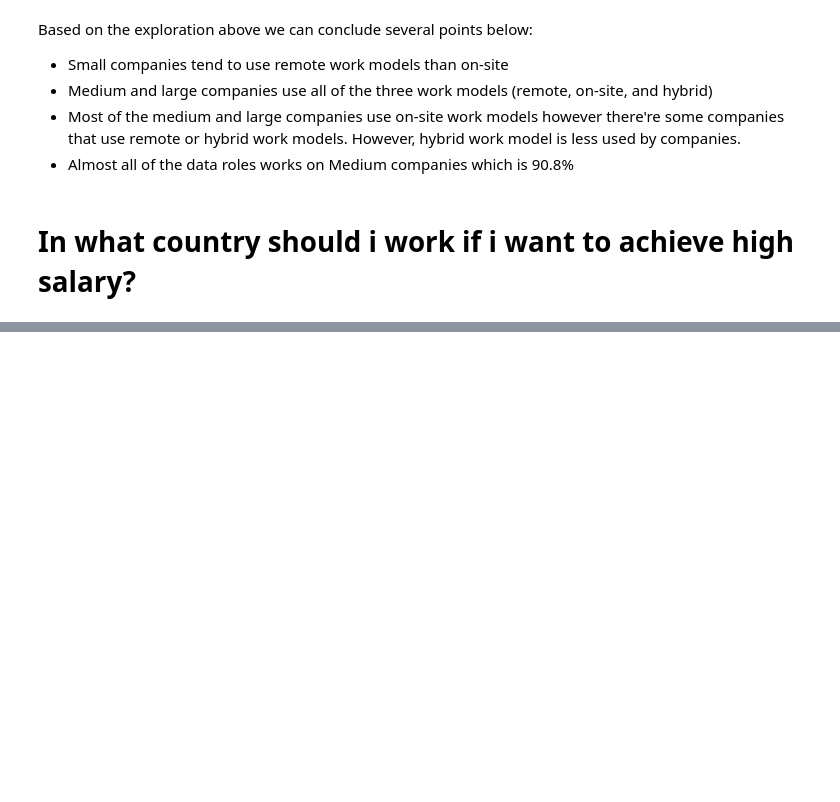
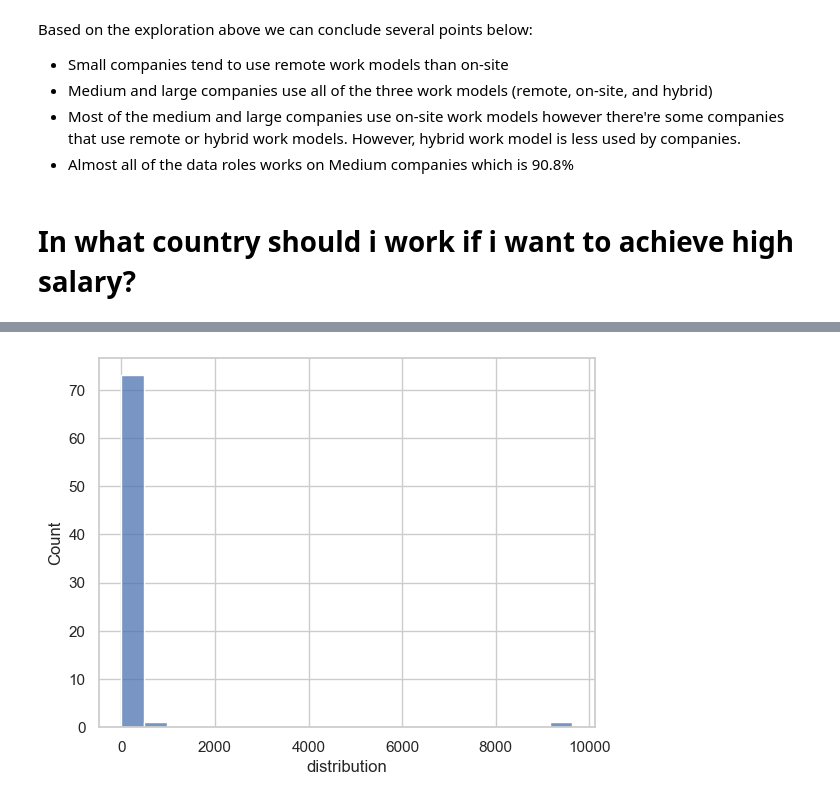
Before and after one commit to DickyAdi/DS2024_analysis, a Jupyter notebook: analysis.ipynb, the cells around one changed output, grey strips where cells are left out. Drawn from its saved outputs; the diff is of its cells as text; code cells hidden in the pictures; blank space fills up the shorter version.

```diff
--- a/analysis.ipynb
+++ b/analysis.ipynb
@@ -138,0 +142,3 @@ To answer this question we need to know how much the total salaries from each co
+# %%
+countryValueCount = df.groupby('company_location')[['company_location']].value_counts().reset_index()
+countryValueCount.describe()
@@ -138,0 +171,6 @@ To answer this question we need to know how much the total salaries from each co
+# %%
+sns.histplot(countryValueCount['count'], bins=20)
+plt.xlabel('distribution')
+plt.show()
+# %% [output]
+[figure, added]
```
Also changed, not shown: parts of 18 cells of this notebook.
